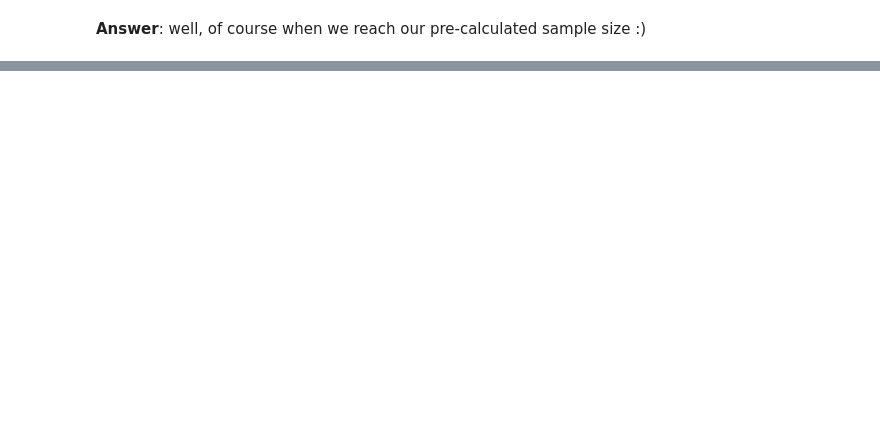
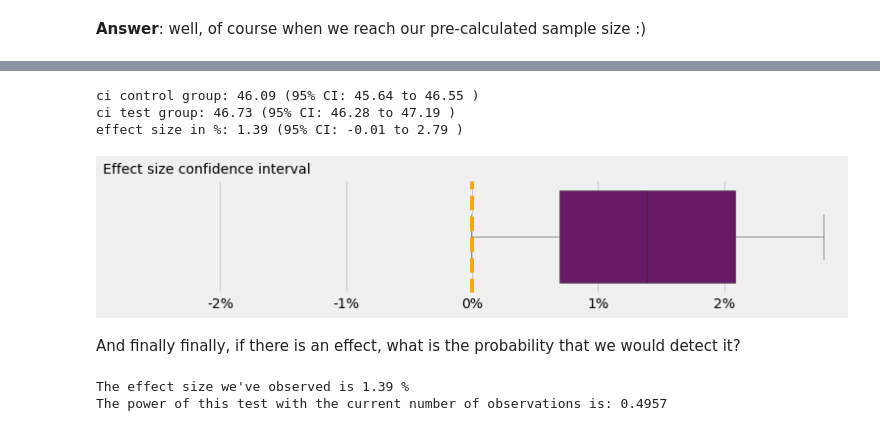
Before and after one commit to TCG85/ab-testing-intro, a Jupyter notebook: ironhack_presentation_20200213.ipynb, the cells around one changed output, grey strips where cells are left out. Drawn from its saved outputs; the diff is of its cells as text; code cells hidden in the pictures; blank space fills up the shorter version.

```diff
--- a/ironhack_presentation_20200213.ipynb
+++ b/ironhack_presentation_20200213.ipynb
@@ -520,0 +799,51 @@ plt.show()
+# %%
+low, point, high = CI_two_proportions(control = control,
+                                      test = test,
+                                      alpha = 0.05)
+# %% [output]
+ci control group: 46.09 (95% CI: 45.64 to 46.55 )
+ci test group: 46.73 (95% CI: 46.28 to 47.19 )
+effect size in %: 1.39 (95% CI: -0.01 to 2.79 )
+# %%
+def plot_effect_size(low:float, point:float, high:float, title:str, filename:str):
+    """
+    Plot the boxplot of the percent effect size, showing the relation to 0
+    """
+    plt.figure(figsize = (12,2))
+    g = sns.boxplot(x = [low, point, high],
+                orient = 'h',
+                saturation = 0.6,
+                color= 'purple',
+                linewidth = 0.5)
+    if not (low <= 0 <= high):
+        if high < 0:
+            plt.xlim(low*1.05, abs(low*1.05))
+        elif low > 0:
+            plt.xlim(-high*1.05, high*1.05)
+    else:
+        plt.xlim(-max(abs(low), abs(high))*1.05, max(abs(low), abs(high))*1.05)
+
+    check1 = low < 0
+    check2 = high > 0
+    check3 = (low + high) < 1
+
+    if check1 & check2 & check3:
+        xlabels = ['{}%'.format(x.round(2)) for x in g.get_xticks()]
+    else:
+        xlabels = ['{}%'.format(int(x)) for x in g.get_xticks()]
+
+    g.set_xticklabels(xlabels)
+    plt.axvline(0, color = 'orange', ls = '--')
+    plt.title(title, loc = 'left', size = 14)
+    plt.savefig(filename, bbox_inches = 'tight')
+    plt.show()
+# %%
+plot_effect_size(low,
+                 point,
+                 high,
+                 title = 'Effect size confidence interval',
+                 filename = 'img/effect_size.png')
+# %% [output]
+[figure, added]
+# %% [markdown]
+And finally finally, if there is an effect, what is the probability that we would detect it?
@@ -520,0 +864,5 @@ plt.show()
+# %%
+test_power(control = control, test = test)
+# %% [output]
+The effect size we've observed is 1.39 %
+The power of this test with the current number of observations is: 0.4957
```
Also changed, not shown: parts of 63 cells of this notebook, 9 other files.
